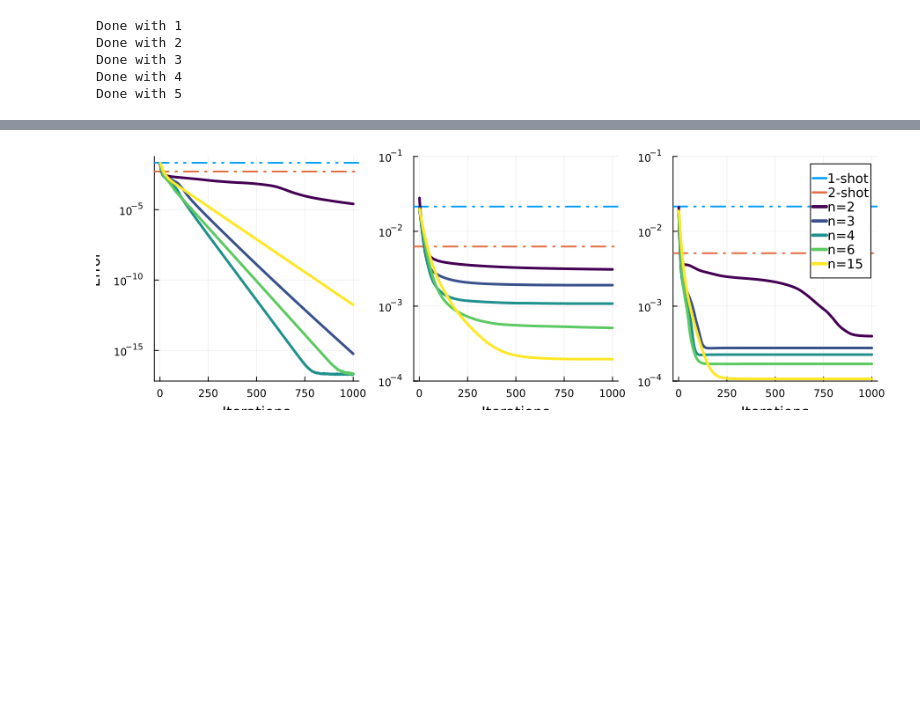
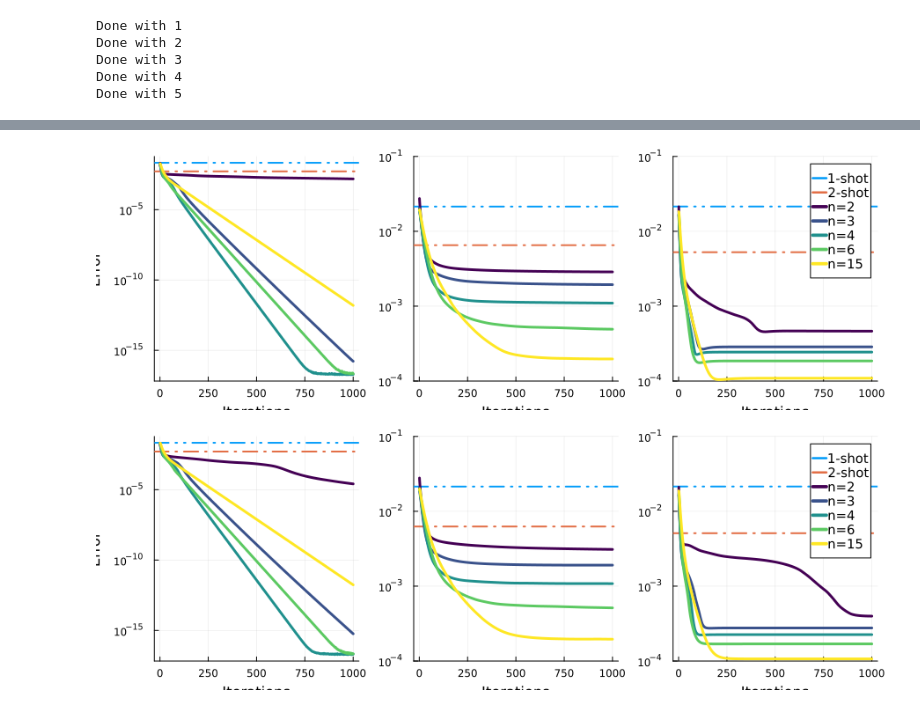
Before and after one commit to hoganphysics/SLMTools, a Jupyter notebook: examples/beam-estimation-performance.ipynb, the cells around one changed output, grey strips where cells are left out. Saved outputs shown, nothing was run; the diff lists cells and outputs as text; code cells hidden in the pictures; blank space fills up the shorter version.

```diff
--- a/examples/beam-estimation-performance.ipynb
+++ b/examples/beam-estimation-performance.ipynb
@@ -183,3 +236,16 @@ plot!(poissonErrs,yaxis=:log,linewidth=3,color=:viridis, line_z=(0:5)',legend=:t
+# %%
+plotParams = Dict(
+    #:ann => (:bottomleft,:auto),
+    #:annotationcolor => :black,
+    :size => (900,300),
+    :layout => grid(1,3),
+    #left_margin = (0.0,:mm),
+    #:grid => false
+    )
+
+plot(p1,p2,p3;plotParams...)
+# %% [output]
+[figure, added]
 # %%
 plotParams = Dict(
     #:ann => (:bottomleft,:auto),
```
Also changed, not shown: parts of 7 cells of this notebook, 3 other files.
